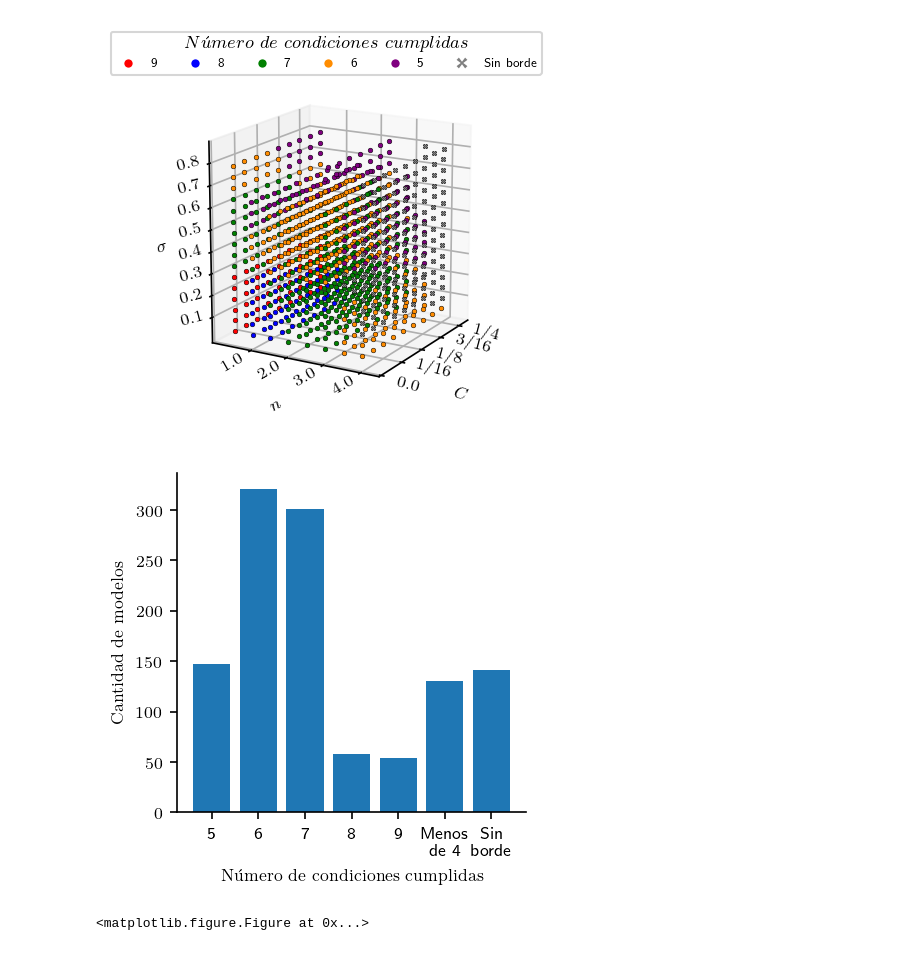
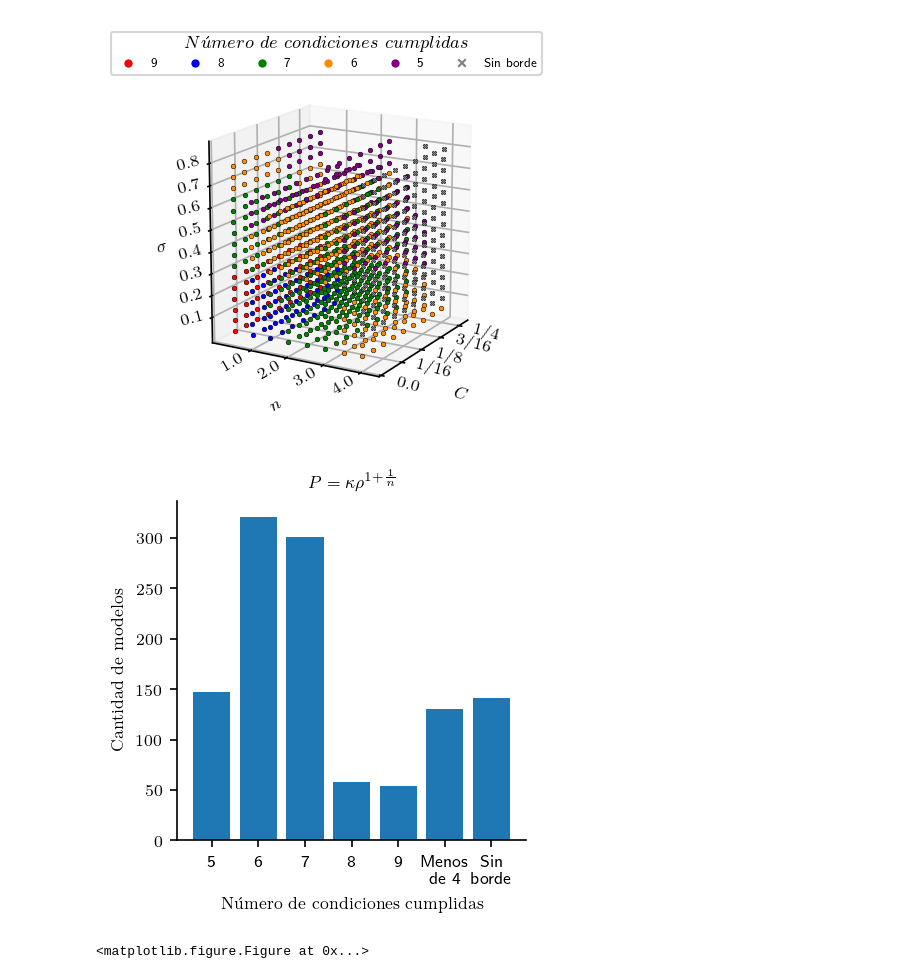
Before and after one commit to danielfsu/TrabajoDeInvestigacion, a Jupyter notebook: Polítropa_II_(Densidad_de_Energía)/Polítropa II - Espacio de Parámetros.ipynb, the cells around one changed output. Drawn from its saved outputs; the diff is of its cells as text; code cells hidden in the pictures.

```diff
--- a/Polítropa_II_(Densidad_de_Energía)/Polítropa II - Espacio de Parámetros.ipynb
+++ b/Polítropa_II_(Densidad_de_Energía)/Polítropa II - Espacio de Parámetros.ipynb
@@ -724,20 +724,21 @@ plt.show()
 # %%
 ListaFlat = [x for L1 in ListaModelos for L2 in L1 for L3 in L2 for x in L3[0]]
 
 Y = [ListaFlat.count('white'),ListaFlat.count('purple'),ListaFlat.count('darkorange'),ListaFlat.count('green'),
      ListaFlat.count('blue'),ListaFlat.count('red'),ListaFlat.count('gray')]
 X = ['Menos \n de 4','5','6','7','8','9','Sin \n borde']
 
 fig, ax1 = plt.subplots(nrows=1, ncols=1, figsize=(3,3),dpi=150)
 fig = plt.figure(figsize=(6,9),dpi=150)
 
 ax1.bar(X,Y)
 ax1.spines['right'].set_color('none')
 ax1.spines['top'].set_color('none')
 ax1.set_xlabel(r'$\textrm{N\'umero\ de\ condiciones\ cumplidas}$',fontsize=8,labelpad=5.0)
 ax1.set_ylabel(r'$\textrm{Cantidad de modelos}$',fontsize=8,labelpad=5.0,rotation=90)
+ax1.set_title(r'$P = \kappa \rho^{1+\frac{1}{n}}$',fontsize=8)
 
 plt.show()
 # %% [output]
-[figure, old version]
+[figure, new version]
 <matplotlib.figure.Figure at 0x...>
```
Also changed, not shown: parts of 2 cells of this notebook.
